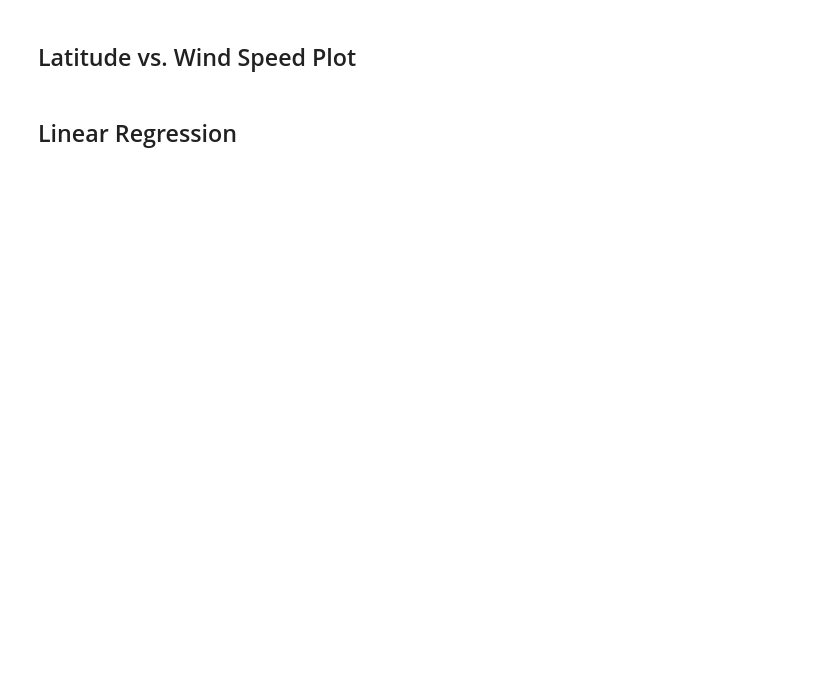
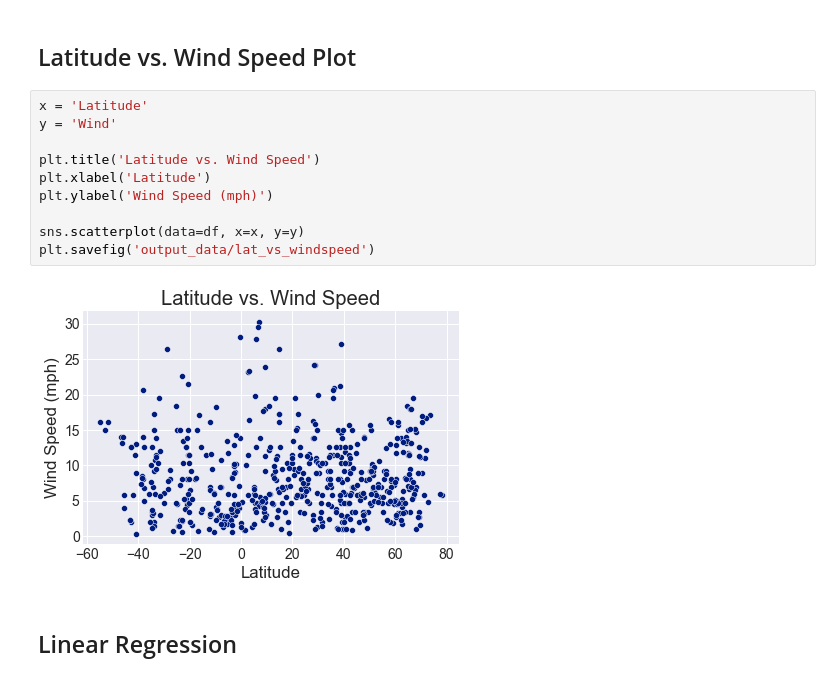
Before and after one commit to manny-p/python-api-challenge, a Jupyter notebook: WeatherPy/WeatherPy.ipynb, the cells around one changed output. Drawn from its saved outputs; the diff is of its cells as text; blank space fills up the shorter version.

```diff
--- a/WeatherPy/WeatherPy.ipynb
+++ b/WeatherPy/WeatherPy.ipynb
@@ -185,4 +217,16 @@ plt.savefig('output_data/latitude_vs_humidity')
 # %% [markdown]
 ## Latitude vs. Wind Speed Plot
+# %%
+x = 'Latitude'
+y = 'Wind'
+
+plt.title('Latitude vs. Wind Speed')
+plt.xlabel('Latitude')
+plt.ylabel('Wind Speed (mph)')
+
+sns.scatterplot(data=df, x=x, y=y)
+plt.savefig('output_data/lat_vs_windspeed')
+# %% [output]
+[figure, added]
 # %% [markdown]
 ## Linear Regression
```
Also changed, not shown: parts of 17 cells of this notebook, 13 other files.
